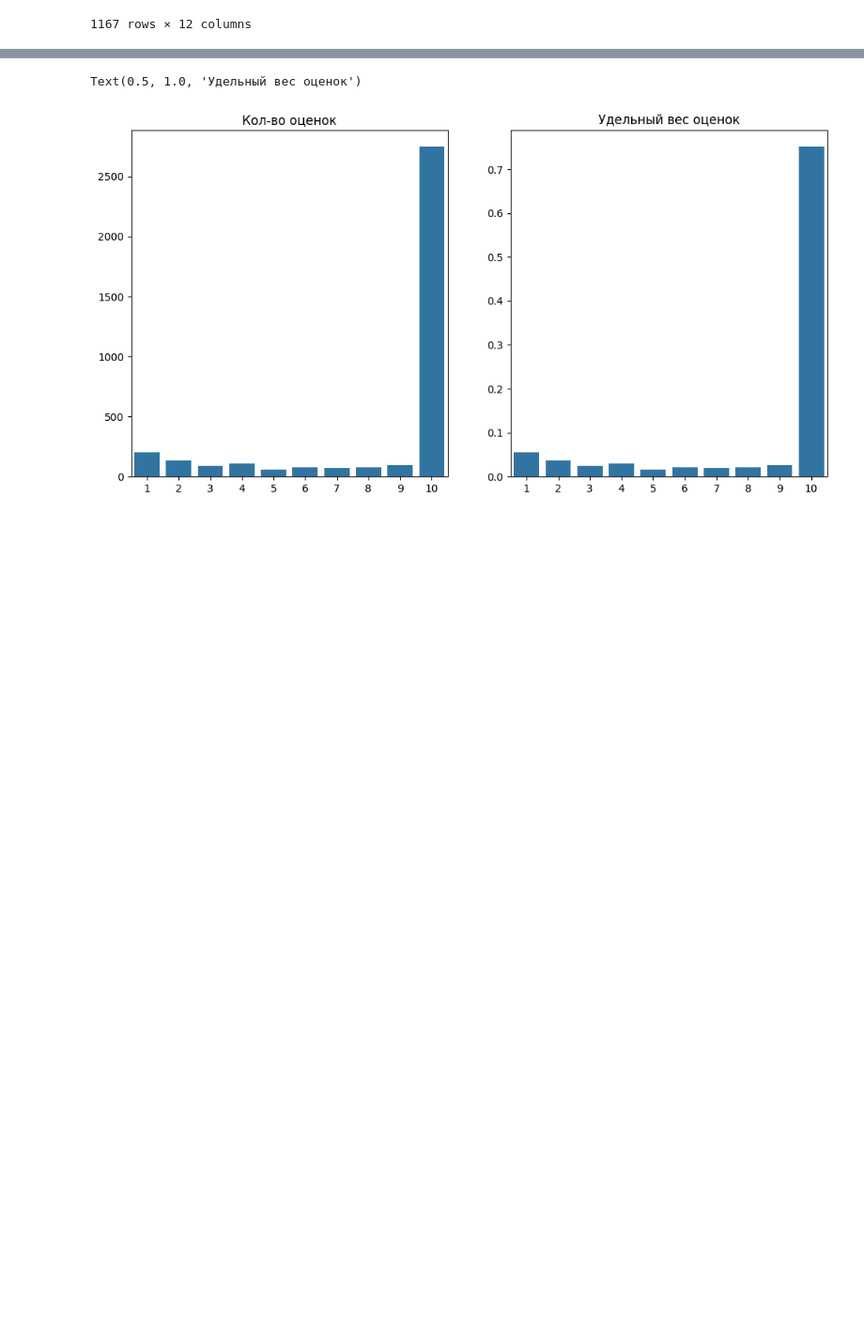
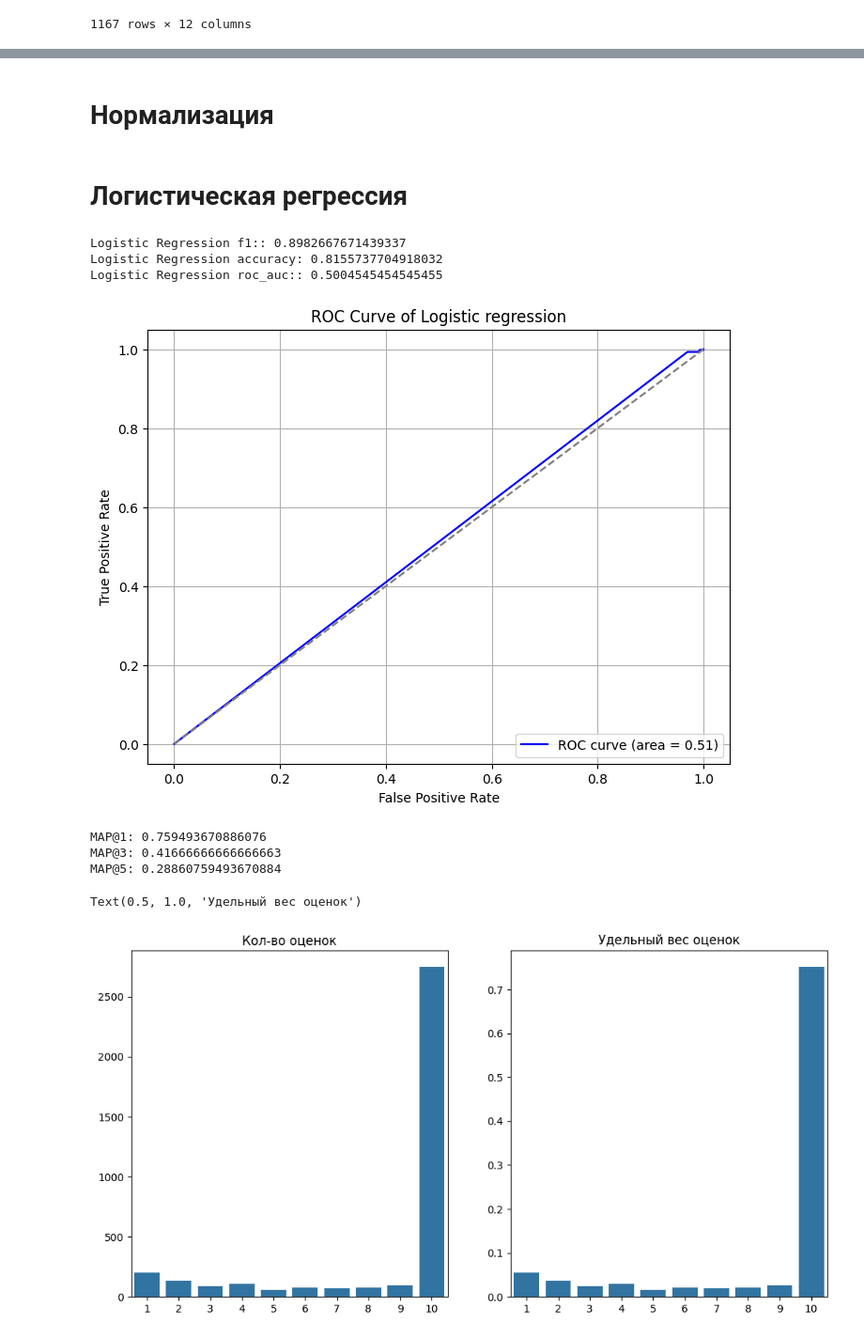
Before and after one commit to AbsltRaDu/project_recommendation_system, a Jupyter notebook: EDA.ipynb, the cells around one changed output, grey strips where cells are left out. Shown at 94% size. Drawn from its saved outputs; the diff is of its cells as text; code cells hidden in the pictures; blank space fills up the shorter version.

```diff
--- a/EDA.ipynb
+++ b/EDA.ipynb
@@ -188,0 +284,3 @@ df_final[df_final['item_id'] == 300236]
+# %%
+df_for_models.rating = df_for_models.rating.apply(lambda x: 1 if x >=7 else 0)
+df_for_models.head()
@@ -188,0 +300,2 @@ df_final[df_final['item_id'] == 300236]
+# %% [markdown]
+# Нормализация
@@ -189,3 +333,55 @@ df_final[df_final['item_id'] == 300236]
+# %% [markdown]
+# Логистическая регрессия
+# %%
+log_reg_model = LogisticRegression()
+log_reg_model.fit(X_train_final, y_train)
+
+# Оценка моделей
+log_reg_score = log_reg_model.score(X_test, y_test)
+
+y_pred = log_reg_model.predict(X_test)
+y_pred_proba = [proba[1] for proba in log_reg_model.predict_proba(X_test)]
+
+roc_auc = roc_auc_score(y_test, y_pred)
+f1 = f1_score(y_test, y_pred)
+print(f'Logistic Regression f1:: {f1}')
+
+print(f'Logistic Regression accuracy: {log_reg_score}')
+print(f'Logistic Regression roc_auc:: {roc_auc}')
+# %% [output]
+Logistic Regression f1:: 0.8982667671439337
+Logistic Regression accuracy: 0.8155737704918032
+Logistic Regression roc_auc:: 0.5004545454545455
+# %%
+fpr_log, tpr_log, _ = roc_curve(y_test, y_pred_proba)
+auc_log = roc_auc_score(y_test, y_pred_proba)
+
+plt.figure(figsize=(8, 6))
+plt.plot(fpr_log, tpr_log, label=f'ROC curve (area = {auc_log:.2f})', color='blue')
+plt.plot([0, 1], [0, 1], linestyle='--', color='gray')  # Линия случайного угадывания
+plt.xlabel('False Positive Rate')
+plt.ylabel('True Positive Rate')
+plt.title('ROC Curve of Logistic regression')
+plt.legend(loc='lower right')
+plt.grid(True)
+plt.show()
+# %% [output]
+[figure, added]
+# %%
+val_df_for_content = pd.DataFrame(y_test.copy())
+val_df_for_content['predicted_rating'] = y_pred_proba
+val_df_for_content['user_ip'] = df_half_dum.loc[y_test.index].user_id
+val_df_for_content['product_id'] = df_half_dum.loc[y_test.index].item_id
+MAPK_log = []
+
+for k in [1,3,5]:
+  mapk_score = calculate_mapk(val_df_for_content, k)
+  print(f'MAP@{k}:', mapk_score)
+  MAPK_log.append(mapk_score)
+# %% [output]
+MAP@1: 0.759493670886076
+MAP@3: 0.41666666666666663
+MAP@5: 0.28860759493670884
 # %%
 fig, axes = plt.subplots(ncols=2, figsize=(12, 6))
 sns.barplot(x=df_rating_of_cours['rating'].value_counts().index.to_list(), y=df_rating_of_cours['rating'].value_counts().values, ax=axes[0])
```
Also changed, not shown: parts of 16 cells of this notebook, 1 other file.
